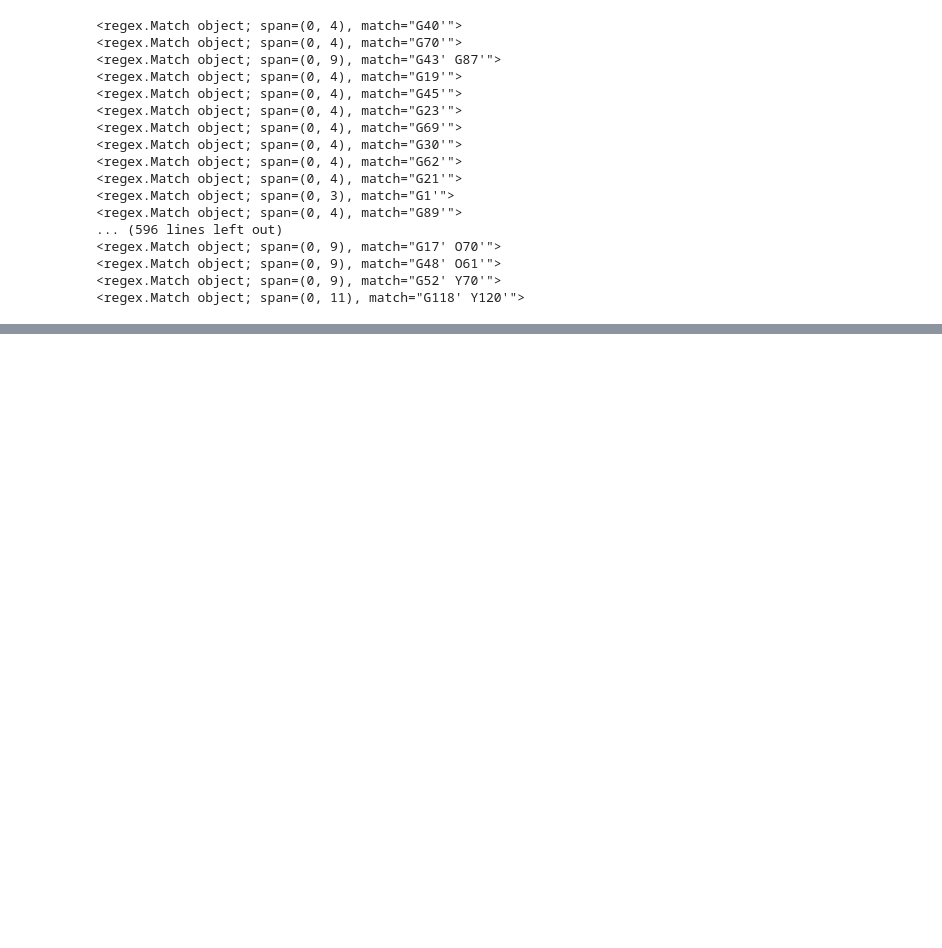
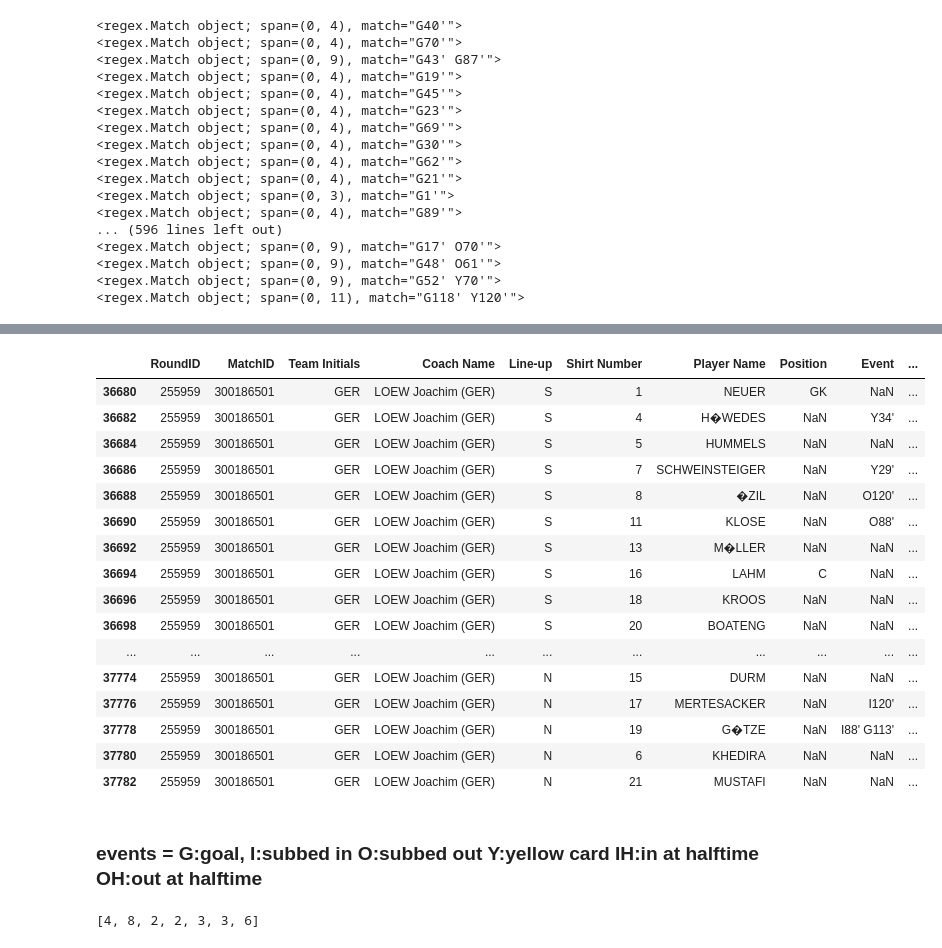
Before and after one commit to CaptainHippie/World-Cup-Analysis, a Jupyter notebook: fifa-wc.ipynb, the cells around one changed output, grey strips where cells are left out. Saved outputs shown, nothing was run; the diff lists cells and outputs as text; code cells hidden in the pictures; blank space fills up the shorter version.

```diff
--- a/fifa-wc.ipynb
+++ b/fifa-wc.ipynb
@@ -795,0 +829,22 @@ for event in events:
+# %%
+test[test['MatchID']==300186501]
+# %% [output]
+|  | RoundID | MatchID | Team Initials | Coach Name | Line-up | Shirt Number | Player Name | Position | Event | ... |
+| 36680 | 255959 | 300186501 | GER | LOEW Joachim (GER) | S | 1 | NEUER | GK | NaN | ... |
+| 36682 | 255959 | 300186501 | GER | LOEW Joachim (GER) | S | 4 | H�WEDES | NaN | Y34' | ... |
+| 36684 | 255959 | 300186501 | GER | LOEW Joachim (GER) | S | 5 | HUMMELS | NaN | NaN | ... |
+| 36686 | 255959 | 300186501 | GER | LOEW Joachim (GER) | S | 7 | SCHWEINSTEIGER | NaN | Y29' | ... |
+| 36688 | 255959 | 300186501 | GER | LOEW Joachim (GER) | S | 8 | �ZIL | NaN | O120' | ... |
+| 36690 | 255959 | 300186501 | GER | LOEW Joachim (GER) | S | 11 | KLOSE | NaN | O88' | ... |
+| 36692 | 255959 | 300186501 | GER | LOEW Joachim (GER) | S | 13 | M�LLER | NaN | NaN | ... |
+| 36694 | 255959 | 300186501 | GER | LOEW Joachim (GER) | S | 16 | LAHM | C | NaN | ... |
+| 36696 | 255959 | 300186501 | GER | LOEW Joachim (GER) | S | 18 | KROOS | NaN | NaN | ... |
+| 36698 | 255959 | 300186501 | GER | LOEW Joachim (GER) | S | 20 | BOATENG | NaN | NaN | ... |
+| ... | ... | ... | ... | ... | ... | ... | ... | ... | ... | ... |
+| 37774 | 255959 | 300186501 | GER | LOEW Joachim (GER) | N | 15 | DURM | NaN | NaN | ... |
+| 37776 | 255959 | 300186501 | GER | LOEW Joachim (GER) | N | 17 | MERTESACKER | NaN | I120' | ... |
+| 37778 | 255959 | 300186501 | GER | LOEW Joachim (GER) | N | 19 | G�TZE | NaN | I88' G113' | ... |
+| 37780 | 255959 | 300186501 | GER | LOEW Joachim (GER) | N | 6 | KHEDIRA | NaN | NaN | ... |
+| 37782 | 255959 | 300186501 | GER | LOEW Joachim (GER) | N | 21 | MUSTAFI | NaN | NaN | ... |
+# %% [markdown]
+### events = G:goal, I:subbed in O:subbed out Y:yellow card IH:in at halftime OH:out at halftime
@@ -795,0 +871,4 @@ for event in events:
+# %%
+gs_min
+# %% [output]
+[4, 8, 2, 2, 3, 3, 6]
```
Also changed, not shown: parts of 27 cells of this notebook, 3 other files.
